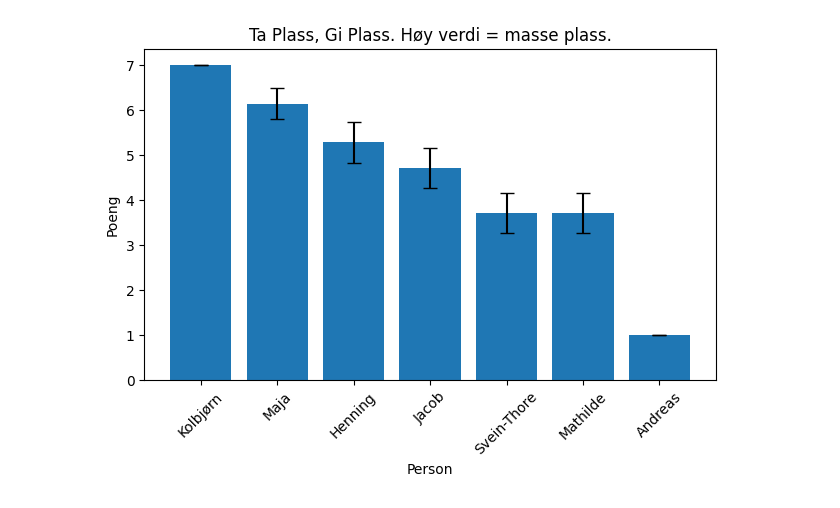
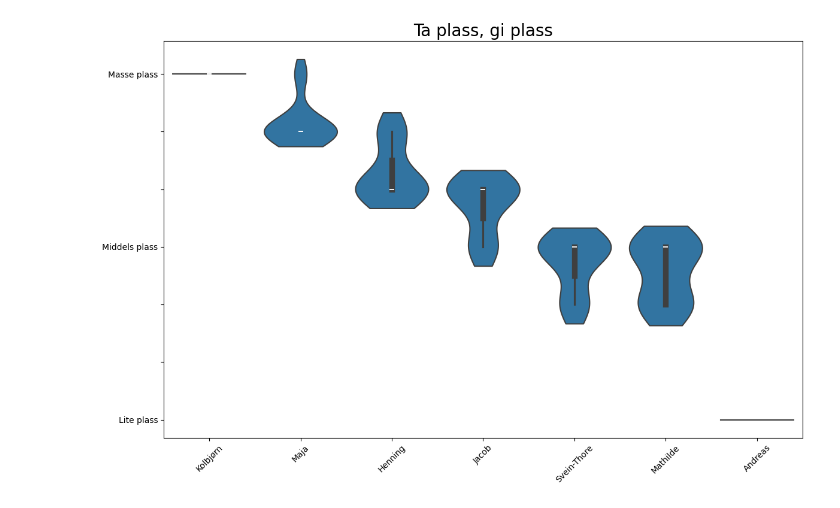
Before and after one commit to SkaugJr/TTK4852-EiT, a Jupyter notebook: TaPlassGiPlass.ipynb, the cells around one changed output. Cells and saved outputs as stored; diff of their text form; code cells hidden in the pictures.

```diff
--- a/TaPlassGiPlass.ipynb
+++ b/TaPlassGiPlass.ipynb
@@ -1,35 +1,50 @@
 # %%
 import matplotlib.pyplot as plt
+import seaborn as sns
+import pandas as pd
 import numpy as np
 
 # Define the data
 names = ["Kolbjørn", "Maja", "Henning", "Jacob", "Svein-Thore", "Mathilde", "Andreas"]
 scores = {
     "Kolbjørn": [7, 7, 7, 7, 7, 7, 7],
     "Maja": [6, 6, 6, 6, 6, 7, 6],
     "Henning": [5, 5, 5, 5, 5, 6, 6],
     "Jacob": [5, 5, 4, 5, 5, 5, 4],
     "Svein-Thore": [4, 4, 3, 4, 4, 4, 3],
-    "Mathilde": [4, 4, 3, 4, 4, 4, 3],
+    "Mathilde": [4, 4, 3, 4, 4, 3, 3],
     "Andreas": [1, 1, 1, 1, 1, 1, 1]
 }
 
-# Calculate mean and standard deviation for each person
-means = {name: np.mean(scores[name]) for name in names}
-std_devs = {name: np.std(scores[name]) for name in names}
+# Prepare data for seaborn
+data = []
+for name in names:
+    for score in scores[name]:
+        data.append({"Person": name, "Score": score})
 
-# Create a bar plot with error bars
-fig, ax = plt.subplots()
-ax.bar(means.keys(), means.values(), yerr=std_devs.values(), capsize=5)
+# Convert data to a DataFrame
+df = pd.DataFrame(data)
+
+# Define variables
+var_name = "Person"
+df[var_name] = df[var_name].astype(str)
+
+# Create a violin plot
+plt.figure(figsize=(12, 8))
+sns.violinplot(x=var_name, y="Score", data=df, inner="box", cut=1, color="tab:blue", linewidth=1.5, density_norm="count")
+
+# Customize y-axis ticks
+plt.gca().set_yticks([1, 2, 3, 4, 5, 6, 7])
+plt.gca().set_yticklabels(['Lite plass', '', '', 'Middels plass', '', '', 'Masse plass'])
 
 # Add labels and title
-ax.set_xlabel('Person')
-ax.set_ylabel('Poeng')
-ax.set_title('Ta Plass, Gi Plass. Høy verdi = masse plass.')
+plt.xlabel('', fontsize=12)
+plt.ylabel('', fontsize=12)
+plt.title("Ta plass, gi plass", fontsize=20)
 
 # Show the plot
 plt.xticks(rotation=45)
 plt.tight_layout()
 plt.show()
 # %% [output]
-[figure, old version]
+[figure, new version]
```
